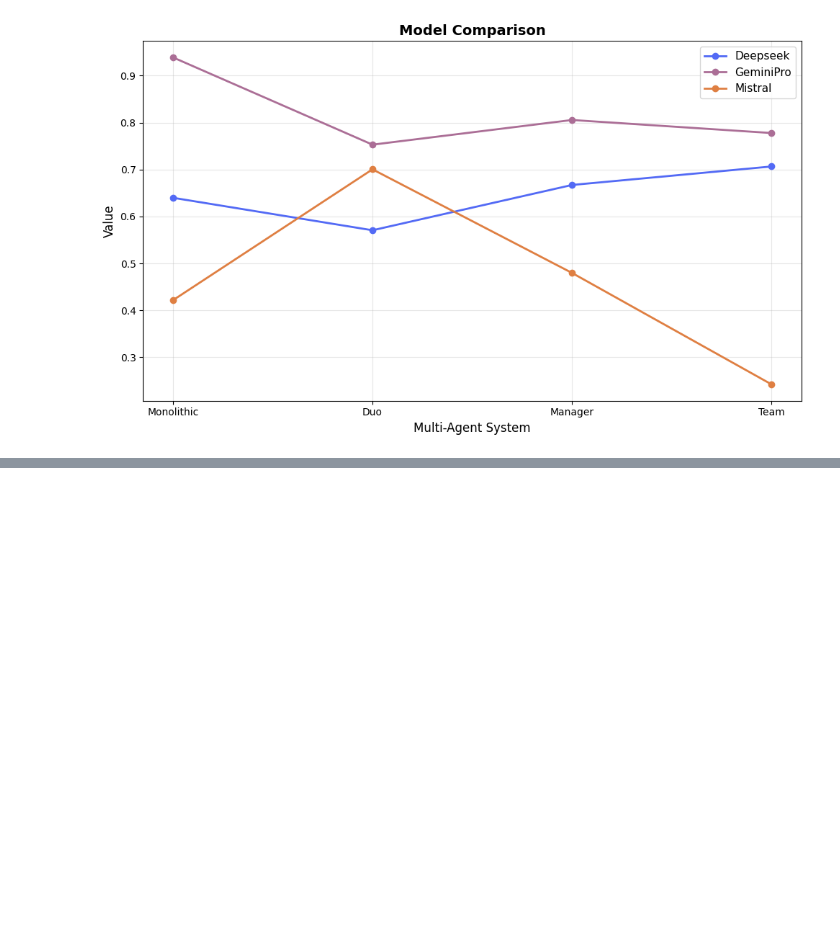
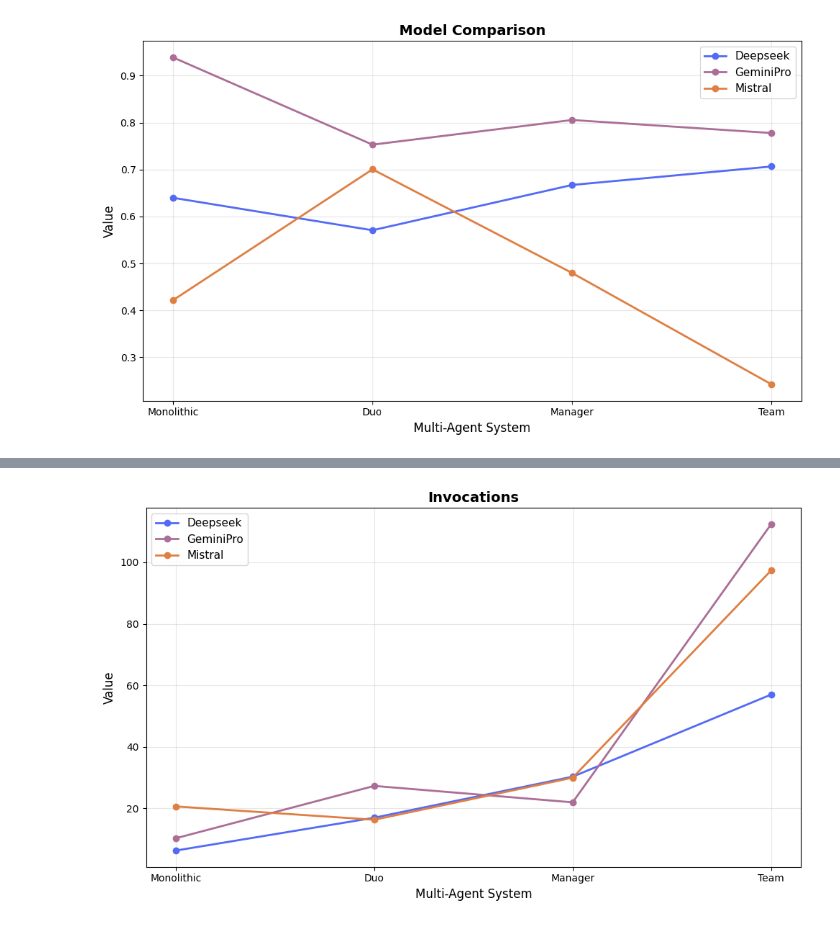
Before and after one commit to derPierrre/llm-mas-process-discovery-data, a Jupyter notebook: analytics.ipynb, the cells around one changed output, grey strips where cells are left out. Saved outputs shown, nothing was run; the diff lists cells and outputs as text; code cells hidden in the pictures; blank space fills up the shorter version.

Commit message:
all charts are added

```diff
--- a/analytics.ipynb
+++ b/analytics.ipynb
@@ -1,5 +1,23 @@
 # %%
 import pandas as pd
+import os
+from typing import Callable
+
+def get_all_results(callback: Callable[[str], pd.DataFrame]) -> pd.DataFrame:
+    df = pd.DataFrame()
+    for folder in os.listdir('./data'):
+        try:
+            [model, process, setup] = folder.split('_')
+        except:
+            # maybe the filesystem added a secret file
+            continue
+        result = callback(os.path.join('./data', folder))
+        result['model'] = model
+        result['process'] = process
+        result['setup'] = setup
+        result['identifier'] = folder
+        df = pd.concat([df, result], ignore_index=True)
+    return df
 # %%
 import matplotlib.pyplot as plt
 
@@ -72,0 +94,23 @@ plot_model_comparison(features)
+# %%
+def get_tokens(path: str) -> pd.DataFrame:
+    if os.path.basename(path) == 'GeminiPro_Shop_Manager':
+        return pd.DataFrame()
+
+    invocations = 0
+    prompt_tokens = 0
+    completion_tokens = 0
+    for file in os.listdir(os.path.join(path, 'agents')):
+        if file.endswith(".csv"):
+            df = pd.read_csv(os.path.join(path, 'agents', file))
+            invocations += df["invocation"].max()
+            prompt_tokens += df["prompt_tokens"].sum()
+            completion_tokens += df["completion_tokens"].sum()
+    return pd.DataFrame([[invocations, prompt_tokens, completion_tokens]], columns=["invocations", "prompt_tokens", "completion_tokens"])
+tokens_df = get_all_results(get_tokens)
+invocations = tokens_df.pivot_table(index="setup", columns="model", values="invocations", aggfunc="mean")
+prompt_tokens = tokens_df.pivot_table(index="setup", columns="model", values="prompt_tokens", aggfunc="mean")
+completion_tokens = tokens_df.pivot_table(index="setup", columns="model", values="completion_tokens", aggfunc="mean")
+# %%
+plot_model_comparison(invocations, title="Invocations")
+# %% [output]
+[figure, added]
```
Also changed, not shown: parts of 15 cells of this notebook.
